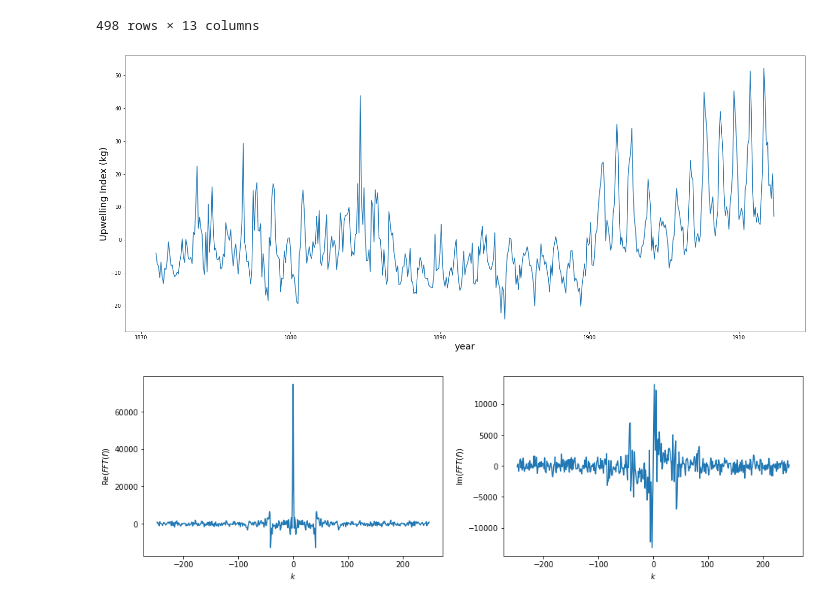
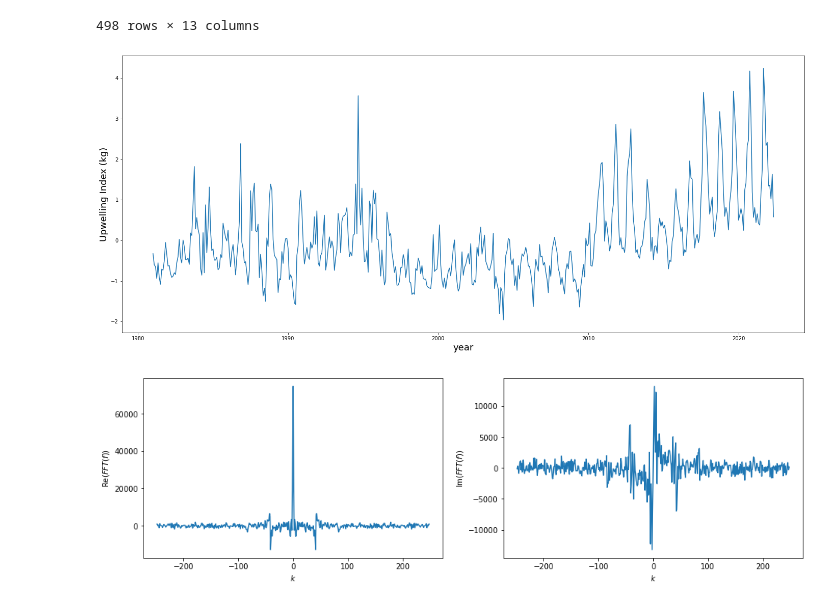
Before and after one commit to UW-Upwelling-Project/Casual_Bakun_Hypothesis, a Jupyter notebook: Wavelet_Analysis.ipynb, the cells around one changed output. Saved outputs shown, nothing was run; the diff lists cells and outputs as text; code cells hidden in the pictures.

```diff
--- a/Wavelet_Analysis.ipynb
+++ b/Wavelet_Analysis.ipynb
@@ -76,23 +76,21 @@ x_list = []
 for i in range(len(upwelling_index)):
     x_list.append(i)
 # %%
-center_function = lambda x: x - x.mean()
+upwelling_data = (chile2['Upwelling'][1:] - np.mean(chile2['Upwelling'][1:])) / np.std(chile2['Upwelling'][1:])
-# %%
-chile2_normalized = center_function(chile2['Upwelling'][1:]) / 10
 # %%
 N = len(chile2_normalized)
-t0=1871
+t0=1981
 dt=1/12
 time = np.arange(0, N) * dt + t0
 # %%
 fig, ax = plt.subplots(figsize=(24, 10))
 
-ax.plot(time, chile2_normalized)
+ax.plot(time, upwelling_data)
 ax.set_xlabel('year', fontsize = 18)
 ax.set_ylabel('Upwelling Index (kg)', fontsize=18)
 plt.show()
 # %% [output]
-[figure, old version]
+[figure, new version]
 # %%
 f_fft = np.fft.fft(chile2['Upwelling'][1:])
 
```
Also changed, not shown: parts of 9 cells of this notebook.
